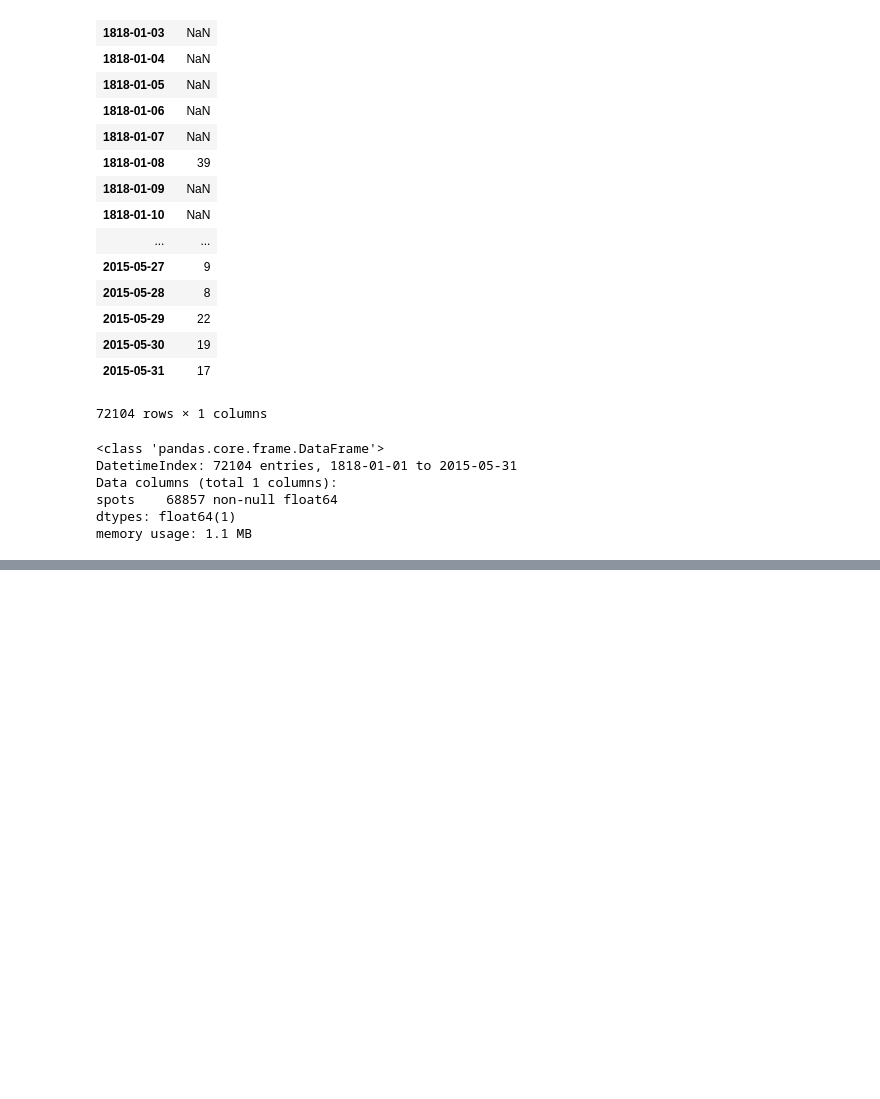
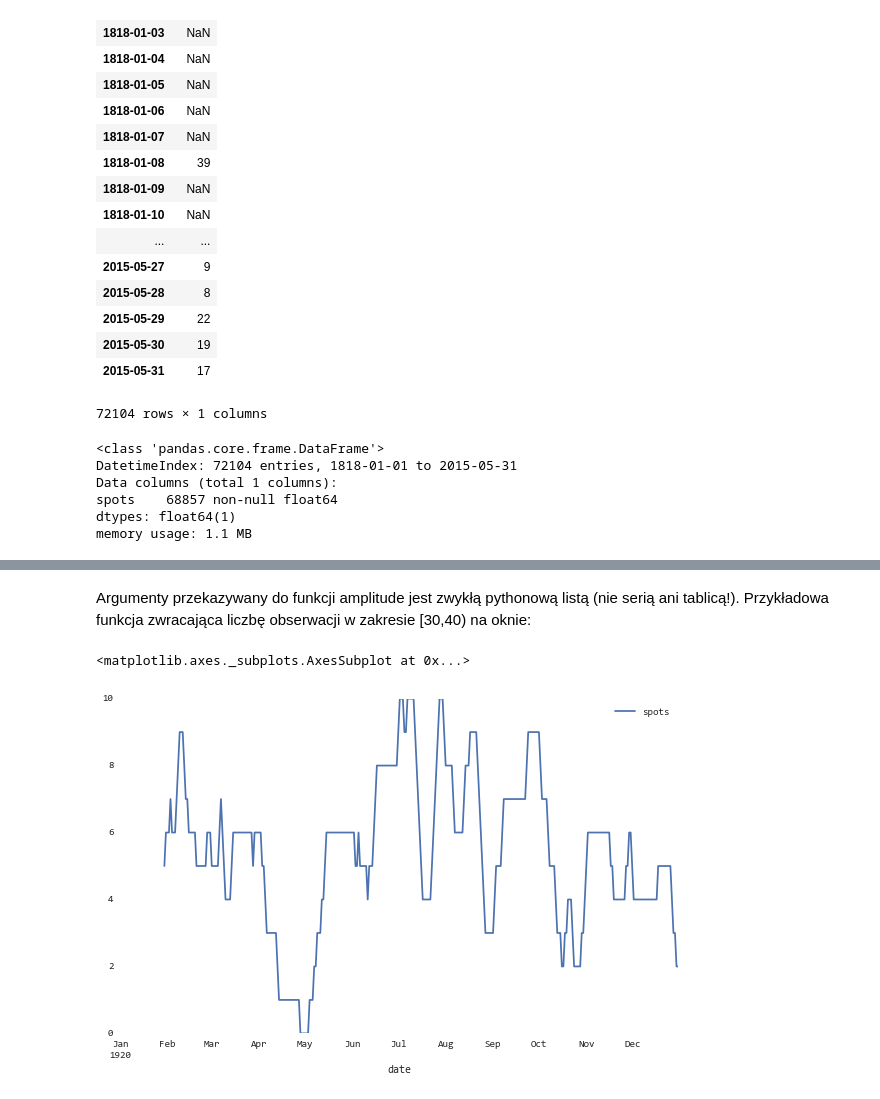
Before and after one commit to DELabUW/szkola-letnia-2015, a Jupyter notebook: zajecia/dzien2_szeregi_czasowe_slonce.ipynb, the cells around one changed output, grey strips where cells are left out. Saved outputs shown, nothing was run; the diff lists cells and outputs as text; code cells hidden in the pictures; blank space fills up the shorter version.

```diff
--- a/zajecia/dzien2_szeregi_czasowe_slonce.ipynb
+++ b/zajecia/dzien2_szeregi_czasowe_slonce.ipynb
@@ -68,0 +100,14 @@ dayssn["1920-01-01":"1920-01-20"].plot(figsize=(10, 6))
+# %% [markdown]
+Argumenty przekazywany do funkcji amplitude jest zwykłą pythonową listą (nie serią ani tablicą!). Przykładowa funkcja zwracająca liczbę obserwacji w zakresie [30,40) na oknie:
+# %%
+def in_range(x):
+    s = 0
+    for elem in x:
+        if elem >= 30 and elem < 40:
+            s += 1
+    return s
+
+pd.rolling_apply(y1920, 30, in_range).plot(figsize=(10, 6))
+# %% [output]
+<matplotlib.axes._subplots.AxesSubplot at 0x...>
+[figure, added]
```
Also changed, not shown: parts of 8 cells of this notebook, 2 other files.
